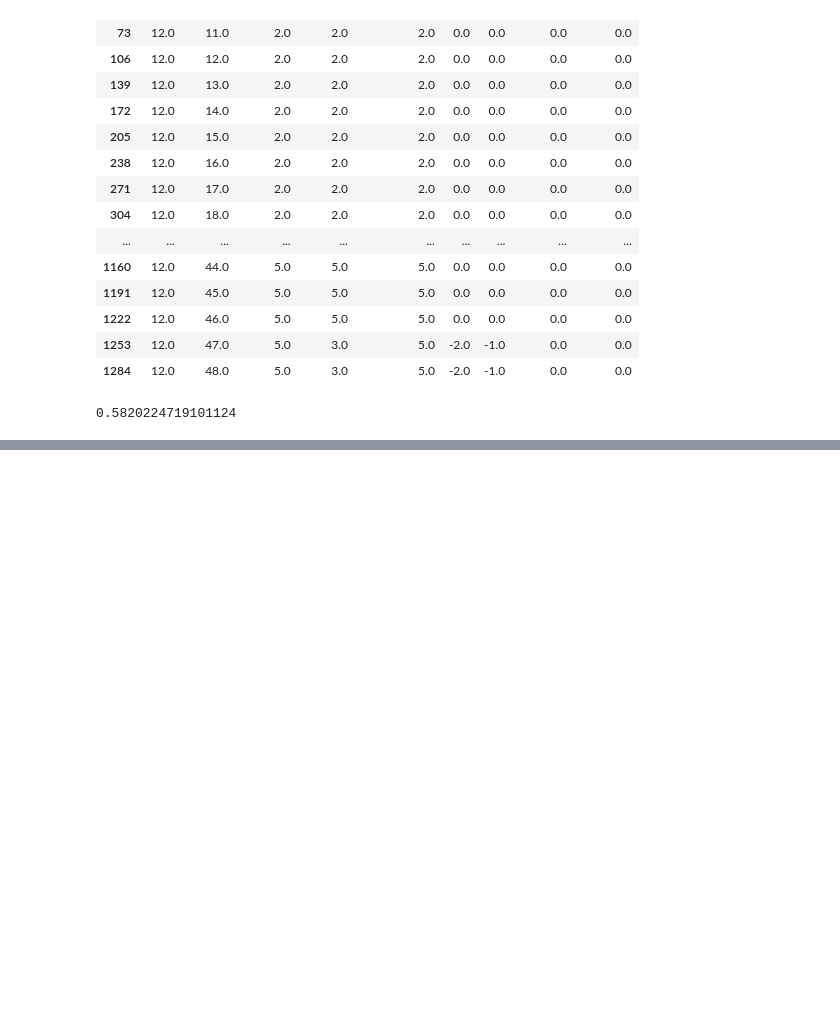
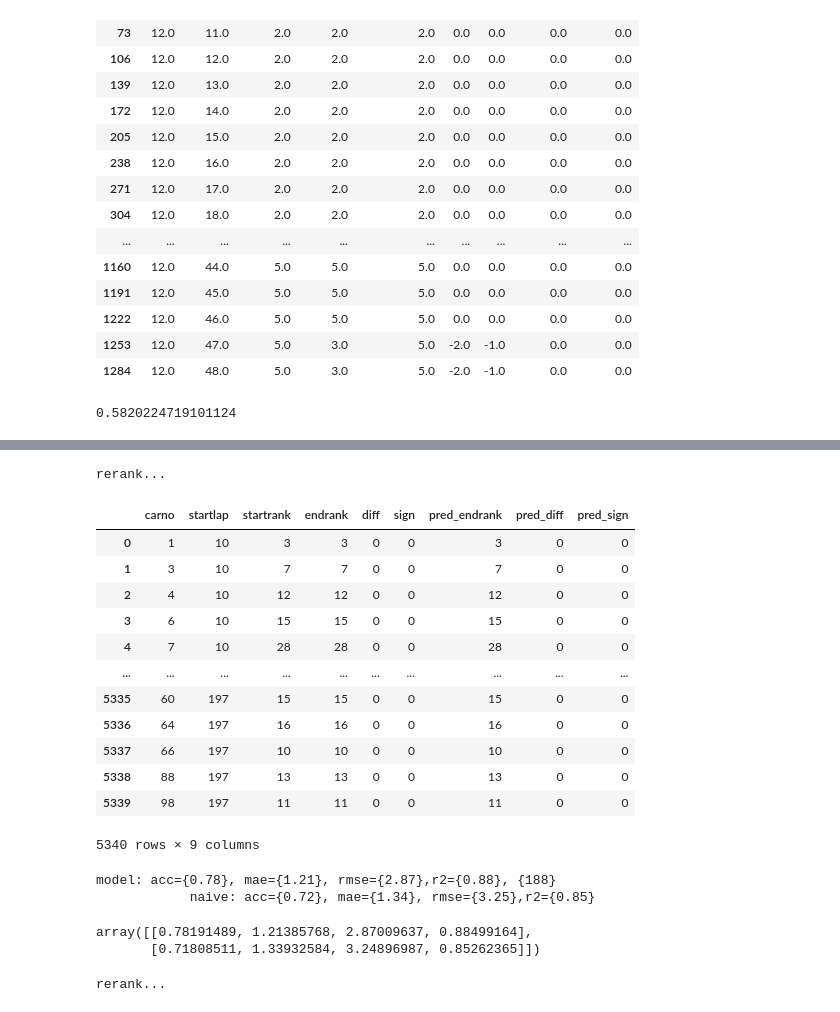
Before and after one commit to DSC-SPIDAL/rankpredictor, a Jupyter notebook: run/21.PaperReady/notebook/Evaluate-forecasts-paper.ipynb, the cells around one changed output, grey strips where cells are left out. Cells and saved outputs as stored; diff of their text form; code cells hidden in the pictures; blank space fills up the shorter version.

```diff
--- a/run/21.PaperReady/notebook/Evaluate-forecasts-paper.ipynb
+++ b/run/21.PaperReady/notebook/Evaluate-forecasts-paper.ipynb
@@ -700,0 +830,29 @@ np.sum(df.sign ==df.pred_sign)/len(df)
+# %%
+df = do_rerank(df_ranknet_mlp_2018)
+df
+# %% [output]
+rerank...
+|  | carno | startlap | startrank | endrank | diff | sign | pred_endrank | pred_diff | pred_sign |
+| 0 | 1 | 10 | 3 | 3 | 0 | 0 | 3 | 0 | 0 |
+| 1 | 3 | 10 | 7 | 7 | 0 | 0 | 7 | 0 | 0 |
+| 2 | 4 | 10 | 12 | 12 | 0 | 0 | 12 | 0 | 0 |
+| 3 | 6 | 10 | 15 | 15 | 0 | 0 | 15 | 0 | 0 |
+| 4 | 7 | 10 | 28 | 28 | 0 | 0 | 28 | 0 | 0 |
+| ... | ... | ... | ... | ... | ... | ... | ... | ... | ... |
+| 5335 | 60 | 197 | 15 | 15 | 0 | 0 | 15 | 0 | 0 |
+| 5336 | 64 | 197 | 16 | 16 | 0 | 0 | 16 | 0 | 0 |
+| 5337 | 66 | 197 | 10 | 10 | 0 | 0 | 10 | 0 | 0 |
+| 5338 | 88 | 197 | 13 | 13 | 0 | 0 | 13 | 0 | 0 |
+| 5339 | 98 | 197 | 11 | 11 | 0 | 0 | 11 | 0 | 0 |
+5340 rows × 9 columns
+# %%
+stint.get_evalret_shortterm(df)
+# %% [output]
+model: acc={0.78}, mae={1.21}, rmse={2.87},r2={0.88}, {188}
+            naive: acc={0.72}, mae={1.34}, rmse={3.25},r2={0.85}
+array([[0.78191489, 1.21385768, 2.87009637, 0.88499164],
+       [0.71808511, 1.33932584, 3.24896987, 0.85262365]])
+# %%
+df_ranknet_mlp_2019 = do_rerank(ranknet_mlp['2019']['pitmodel_mean'])
+# %% [output]
+rerank...
```
Also changed, not shown: parts of 12 cells of this notebook, 9 other files.
